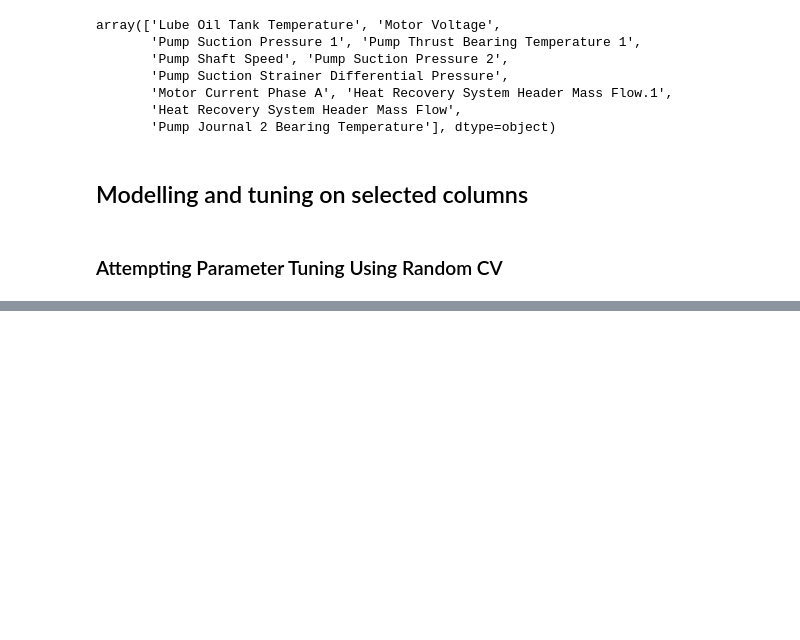
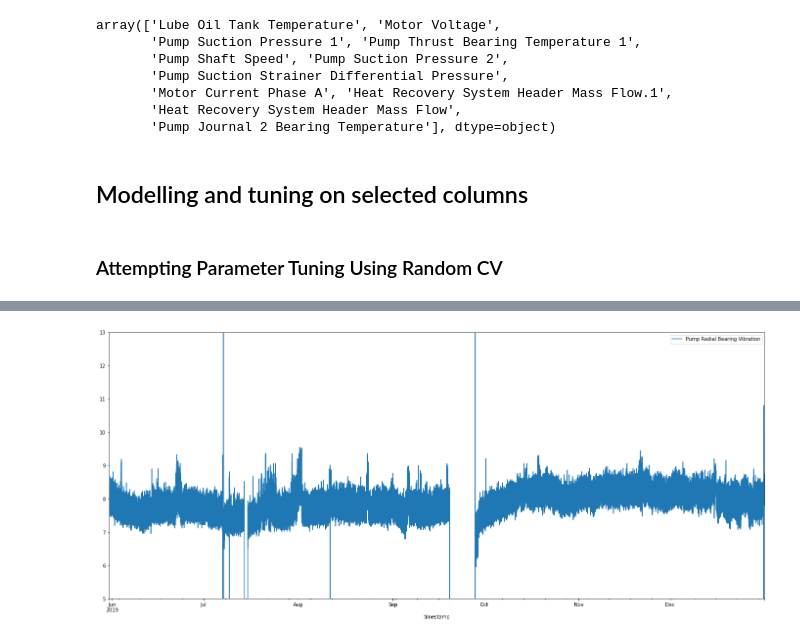
Before and after one commit to sonalS2210/mechademy-hiring-challenge, a Jupyter notebook: modelling.ipynb, the cells around one changed output, grey strips where cells are left out. Saved outputs shown, nothing was run; the diff lists cells and outputs as text; code cells hidden in the pictures; blank space fills up the shorter version.

```diff
--- a/modelling.ipynb
+++ b/modelling.ipynb
@@ -315,0 +567,6 @@ regressor.fit(X_train,y_train, eval_set=eval_set)
+# %%
+# Visualizing Target variable
+target[pd.to_datetime(target.timestamp)>datetime.strptime('2019-05-31', '%Y-%m-%d')].plot(x='timestamp', y='Pump Radial Bearing Vibration', figsize=[24,10],ylim=(5,13))
+plt.show()
+# %% [output]
+[figure, added]
```
Also changed, not shown: parts of 49 cells of this notebook.
